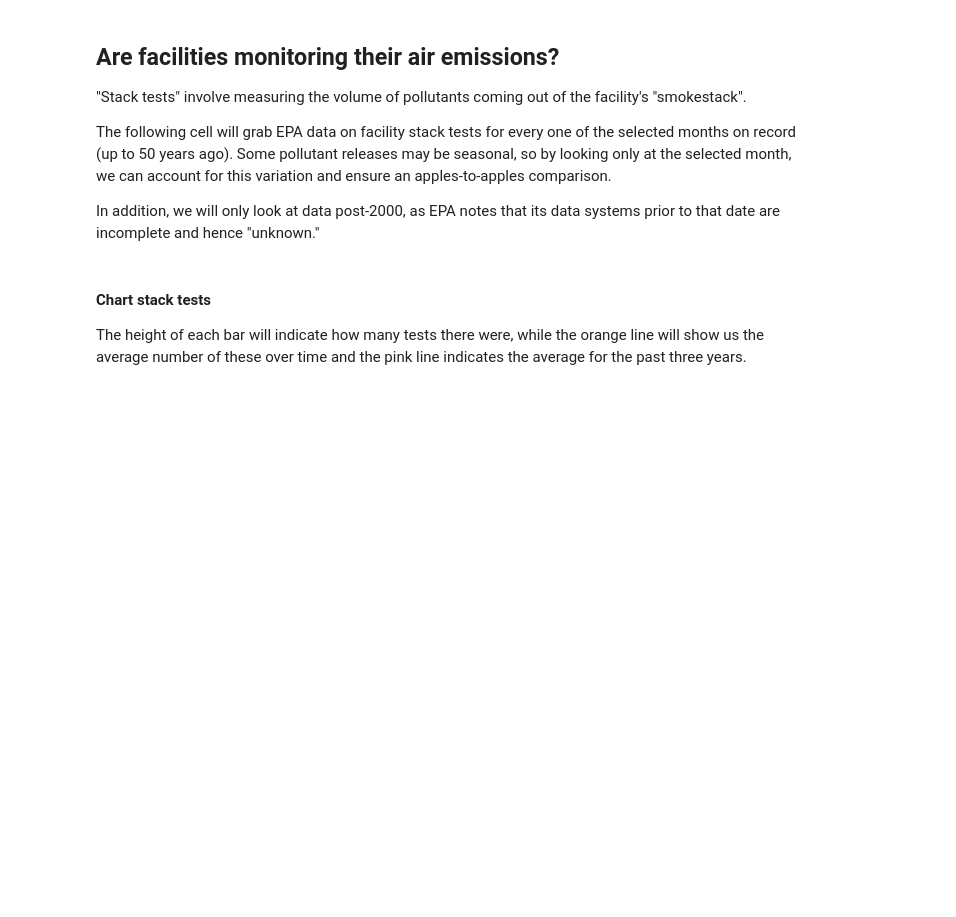
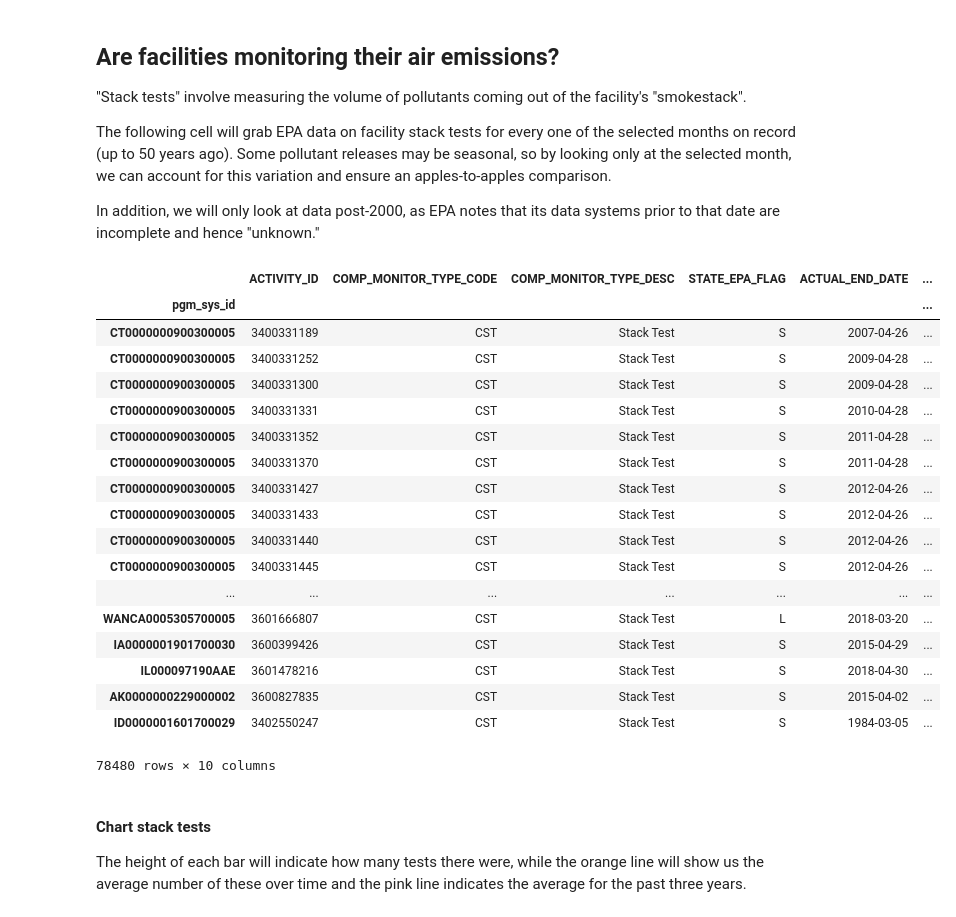
Before and after one commit to edgi-govdata-archiving/ECHO-COVID19, a Jupyter notebook: ECHO-COVID19.ipynb, the cells around one changed output. Cells and saved outputs as stored; diff of their text form; code cells hidden in the pictures; blank space fills up the shorter version.

```diff
--- a/ECHO-COVID19.ipynb
+++ b/ECHO-COVID19.ipynb
@@ -91,16 +94,36 @@ In addition, we will only look at data post-2000, as EPA notes that its data sys
 # %%
 # Use SQL to search for and select the data about air stack tests for the month you chose over the past 20 years
 sql = "select * from `ICIS-AIR_STACK_TESTS`"
 
 # Download the data from that URL
 full_stack_data = get_data( sql, 'pgm_sys_id' )
 full_stack_data["ACTUAL_END_DATE"]= pd.to_datetime(full_stack_data["ACTUAL_END_DATE"], format="%m/%d/%Y", errors = 'coerce')
 full_stack_data['month'] = pd.DatetimeIndex(full_stack_data['ACTUAL_END_DATE']).month
 
-stack_data = full_stack_data[ full_stack_data['month'] == int(mnth) ].copy()
+stack_data = full_stack_data[ (full_stack_data['month'] == 3) | (full_stack_data['month'] == 4) ].copy()
 
 # This is your data!
 stack_data
+# %% [output]
+|  | ACTIVITY_ID | COMP_MONITOR_TYPE_CODE | COMP_MONITOR_TYPE_DESC | STATE_EPA_FLAG | ACTUAL_END_DATE | ... |
+| pgm_sys_id |  |  |  |  |  | ... |
+| CT0000000900300005 | 3400331189 | CST | Stack Test | S | 2007-04-26 | ... |
+| CT0000000900300005 | 3400331252 | CST | Stack Test | S | 2009-04-28 | ... |
+| CT0000000900300005 | 3400331300 | CST | Stack Test | S | 2009-04-28 | ... |
+| CT0000000900300005 | 3400331331 | CST | Stack Test | S | 2010-04-28 | ... |
+| CT0000000900300005 | 3400331352 | CST | Stack Test | S | 2011-04-28 | ... |
+| CT0000000900300005 | 3400331370 | CST | Stack Test | S | 2011-04-28 | ... |
+| CT0000000900300005 | 3400331427 | CST | Stack Test | S | 2012-04-26 | ... |
+| CT0000000900300005 | 3400331433 | CST | Stack Test | S | 2012-04-26 | ... |
+| CT0000000900300005 | 3400331440 | CST | Stack Test | S | 2012-04-26 | ... |
+| CT0000000900300005 | 3400331445 | CST | Stack Test | S | 2012-04-26 | ... |
+| ... | ... | ... | ... | ... | ... | ... |
+| WANCA0005305700005 | 3601666807 | CST | Stack Test | L | 2018-03-20 | ... |
+| IA0000001901700030 | 3600399426 | CST | Stack Test | S | 2015-04-29 | ... |
+| IL000097190AAE | 3601478216 | CST | Stack Test | S | 2018-04-30 | ... |
+| AK0000000229000002 | 3600827835 | CST | Stack Test | S | 2015-04-02 | ... |
+| ID0000001601700029 | 3402550247 | CST | Stack Test | S | 1984-03-05 | ... |
+78480 rows × 10 columns
 # %% [markdown]
 #### Chart stack tests
 
```
Also changed, not shown: parts of 7 cells of this notebook, 2 other files.
